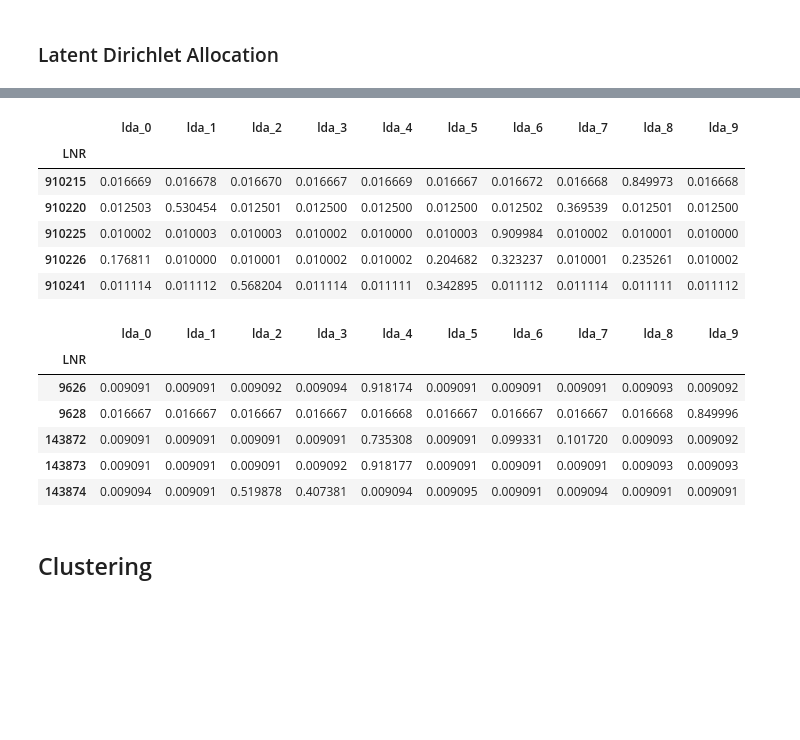
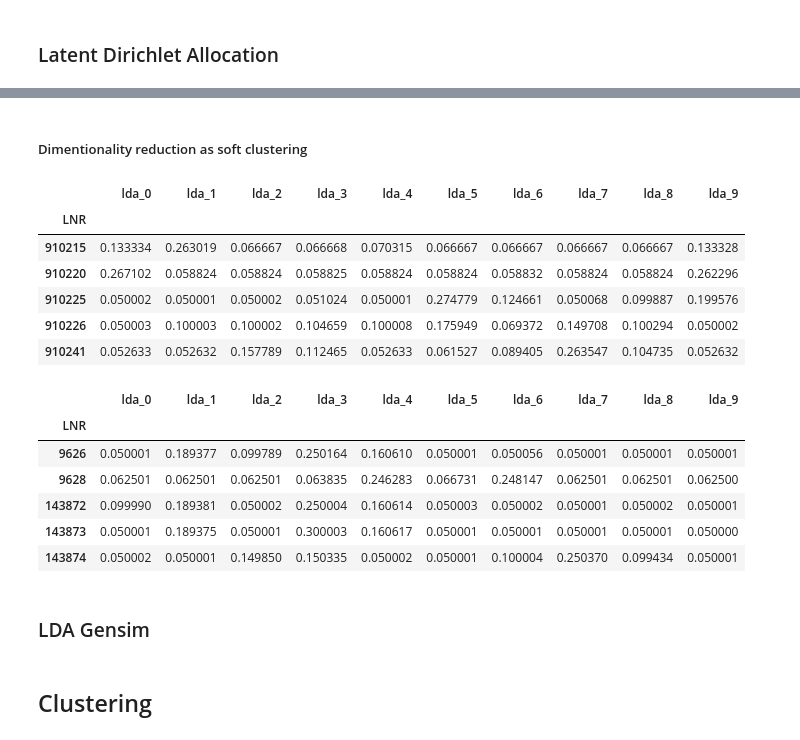
Before and after one commit to olalakul/udacity-MLengineer-capstone, a Jupyter notebook: Arvato Project Workbook.ipynb, the cells around one changed output, grey strips where cells are left out. Saved outputs shown, nothing was run; the diff lists cells and outputs as text; code cells hidden in the pictures; blank space fills up the shorter version.

```diff
--- a/Arvato Project Workbook.ipynb
+++ b/Arvato Project Workbook.ipynb
@@ -604,0 +617,6 @@ assert all(azdias_ohe.columns==customers_ohe.columns)
+# %%
+type(azdias_ohe.values)
+import scipy
+azdias_csr = scipy.sparse.csr_matrix(azdias_ohe)
+customers_csr = scipy.sparse.csr_matrix(customers_ohe)
+type(azdias_csr)
@@ -605,12 +625,13 @@ assert all(azdias_ohe.columns==customers_ohe.columns)
 # %%
+# # CRASHES
 lda_evaluation = pd.DataFrame(columns=['perplexity_azdias', 'perplexity_customers'], dtype=float)
 from sklearn.decomposition import LatentDirichletAllocation
 for n in range(5,15):
     lda = LatentDirichletAllocation(n_components=n, doc_topic_prior=1.0, topic_word_prior=1.0,
                                     batch_size=2**13, verbose=1, max_iter=100, n_jobs=4)
-    lda.fit(azdias_ohe)
+    lda.fit(azdias_csr)
     lda_evaluation.loc[n,'perplexity_azdias'] = lda.bound_
-    lda_evaluation.loc[n,'perplexity_customers'] = lda.perplexity(X=customers_ohe)
+    lda_evaluation.loc[n,'perplexity_customers'] = lda.perplexity(X=customers_csr)
     display(lda_evaluation)
 ## PicklingError: Could not pickle the task to send it to the workers.
 # %% [output]
@@ -625,7 +790,7 @@ iteration: 1 of max_iter: 100
 # %%
-from sklearn.decomposition import LatentDirichletAllocation
-lda = LatentDirichletAllocation(n_components=10, batch_size=2**12, verbose=1, max_iter=100, n_jobs=-1)
-lda.fit(azdias_ohe)
+lda = LatentDirichletAllocation(n_components=10, doc_topic_prior=1.0, topic_word_prior=1.0,
+                                batch_size=2**12, verbose=1, max_iter=100, n_jobs=-1)
+lda.fit(azdias_csr)
 # %% [output]
 iteration: 1 of max_iter: 100
 iteration: 2 of max_iter: 100
@@ -764,28 +942,32 @@ Top-5 features contributing to lda components
+# %% [markdown]
+##### Dimentionality reduction as soft clustering
 # %%
-azdias_dimred = pd.DataFrame(lda.transform(azdias_ohe.values), index=azdias_ohe.index,
+azdias_dimred = pd.DataFrame(lda.transform(azdias_csr), index=azdias_ohe.index,
                              columns = ['lda_'+str(i) for i in range(10)])
 azdias_dimred.head()
 # %% [output]
 |  | lda_0 | lda_1 | lda_2 | lda_3 | lda_4 | lda_5 | lda_6 | lda_7 | lda_8 | lda_9 |
 | LNR |  |  |  |  |  |  |  |  |  |  |
-| 910215 | 0.016669 | 0.016678 | 0.016670 | 0.016667 | 0.016669 | 0.016667 | 0.016672 | 0.016668 | 0.849973 | 0.016668 |
-| 910220 | 0.012503 | 0.530454 | 0.012501 | 0.012500 | 0.012500 | 0.012500 | 0.012502 | 0.369539 | 0.012501 | 0.012500 |
-| 910225 | 0.010002 | 0.010003 | 0.010003 | 0.010002 | 0.010000 | 0.010003 | 0.909984 | 0.010002 | 0.010001 | 0.010000 |
-| 910226 | 0.176811 | 0.010000 | 0.010001 | 0.010002 | 0.010002 | 0.204682 | 0.323237 | 0.010001 | 0.235261 | 0.010002 |
-| 910241 | 0.011114 | 0.011112 | 0.568204 | 0.011114 | 0.011111 | 0.342895 | 0.011112 | 0.011114 | 0.011111 | 0.011112 |
+| 910215 | 0.133334 | 0.263019 | 0.066667 | 0.066668 | 0.070315 | 0.066667 | 0.066667 | 0.066667 | 0.066667 | 0.133328 |
+| 910220 | 0.267102 | 0.058824 | 0.058824 | 0.058825 | 0.058824 | 0.058824 | 0.058832 | 0.058824 | 0.058824 | 0.262296 |
+| 910225 | 0.050002 | 0.050001 | 0.050002 | 0.051024 | 0.050001 | 0.274779 | 0.124661 | 0.050068 | 0.099887 | 0.199576 |
+| 910226 | 0.050003 | 0.100003 | 0.100002 | 0.104659 | 0.100008 | 0.175949 | 0.069372 | 0.149708 | 0.100294 | 0.050002 |
+| 910241 | 0.052633 | 0.052632 | 0.157789 | 0.112465 | 0.052633 | 0.061527 | 0.089405 | 0.263547 | 0.104735 | 0.052632 |
 # %%
 #customers_csr = scipy.sparse.csr_matrix(customers_ohe)
-customers_dimred = pd.DataFrame(lda.transform(customers_ohe.values), index=customers_ohe.index,
+customers_dimred = pd.DataFrame(lda.transform(customers_csr), index=customers_ohe.index,
                              columns = ['lda_'+str(i) for i in range(10)])
 customers_dimred.head()
 # %% [output]
 |  | lda_0 | lda_1 | lda_2 | lda_3 | lda_4 | lda_5 | lda_6 | lda_7 | lda_8 | lda_9 |
 | LNR |  |  |  |  |  |  |  |  |  |  |
-| 9626 | 0.009091 | 0.009091 | 0.009092 | 0.009094 | 0.918174 | 0.009091 | 0.009091 | 0.009091 | 0.009093 | 0.009092 |
-| 9628 | 0.016667 | 0.016667 | 0.016667 | 0.016667 | 0.016668 | 0.016667 | 0.016667 | 0.016667 | 0.016668 | 0.849996 |
-| 143872 | 0.009091 | 0.009091 | 0.009091 | 0.009091 | 0.735308 | 0.009091 | 0.099331 | 0.101720 | 0.009093 | 0.009092 |
-| 143873 | 0.009091 | 0.009091 | 0.009091 | 0.009092 | 0.918177 | 0.009091 | 0.009091 | 0.009091 | 0.009093 | 0.009093 |
-| 143874 | 0.009094 | 0.009091 | 0.519878 | 0.407381 | 0.009094 | 0.009095 | 0.009091 | 0.009094 | 0.009091 | 0.009091 |
+| 9626 | 0.050001 | 0.189377 | 0.099789 | 0.250164 | 0.160610 | 0.050001 | 0.050056 | 0.050001 | 0.050001 | 0.050001 |
+| 9628 | 0.062501 | 0.062501 | 0.062501 | 0.063835 | 0.246283 | 0.066731 | 0.248147 | 0.062501 | 0.062501 | 0.062500 |
+| 143872 | 0.099990 | 0.189381 | 0.050002 | 0.250004 | 0.160614 | 0.050003 | 0.050002 | 0.050001 | 0.050002 | 0.050001 |
+| 143873 | 0.050001 | 0.189375 | 0.050001 | 0.300003 | 0.160617 | 0.050001 | 0.050001 | 0.050001 | 0.050001 | 0.050000 |
+| 143874 | 0.050002 | 0.050001 | 0.149850 | 0.150335 | 0.050002 | 0.050001 | 0.100004 | 0.250370 | 0.099434 | 0.050001 |
 # %%
 azdias_dimred.to_csv('arvato_data/azdias_lda.csv')
 customers_dimred.to_csv('arvato_data/customers_lda.csv')
+# %% [markdown]
+### LDA Gensim
```
Also changed, not shown: parts of 27 cells of this notebook.
